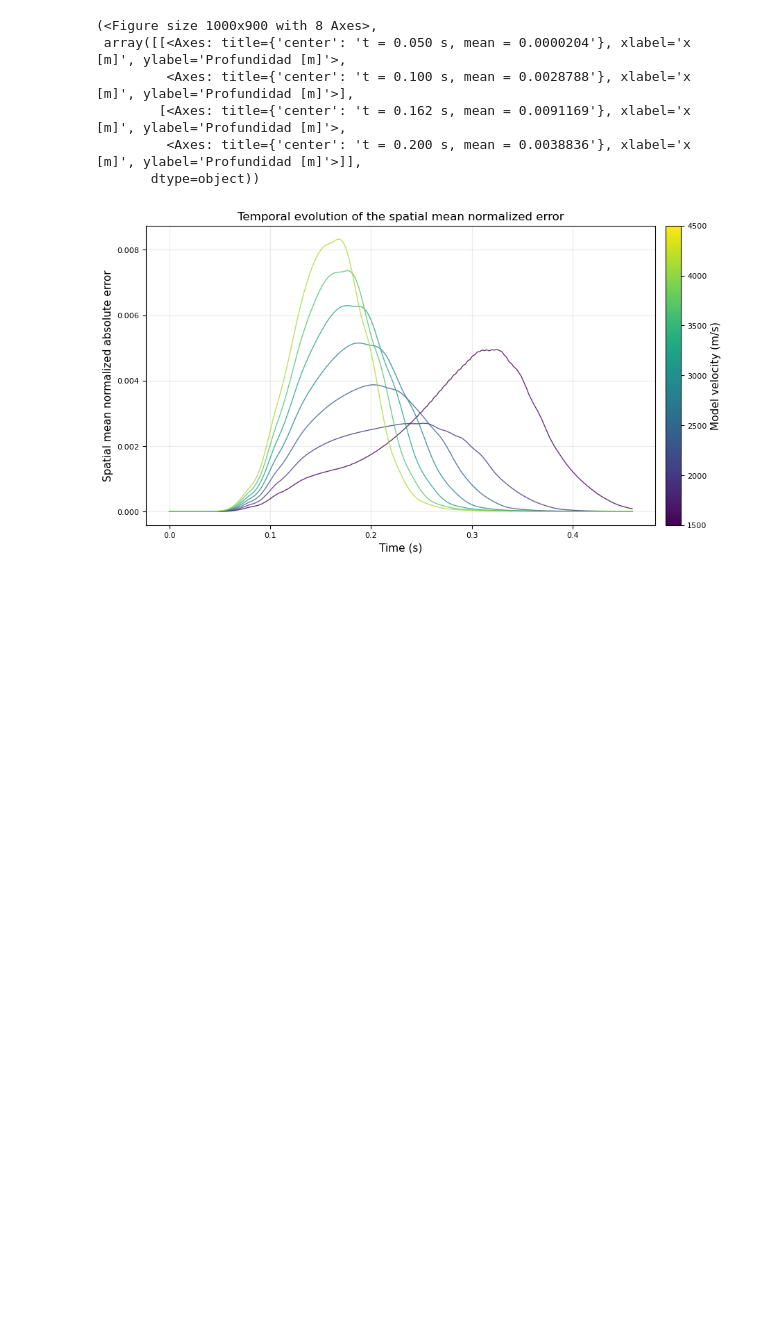
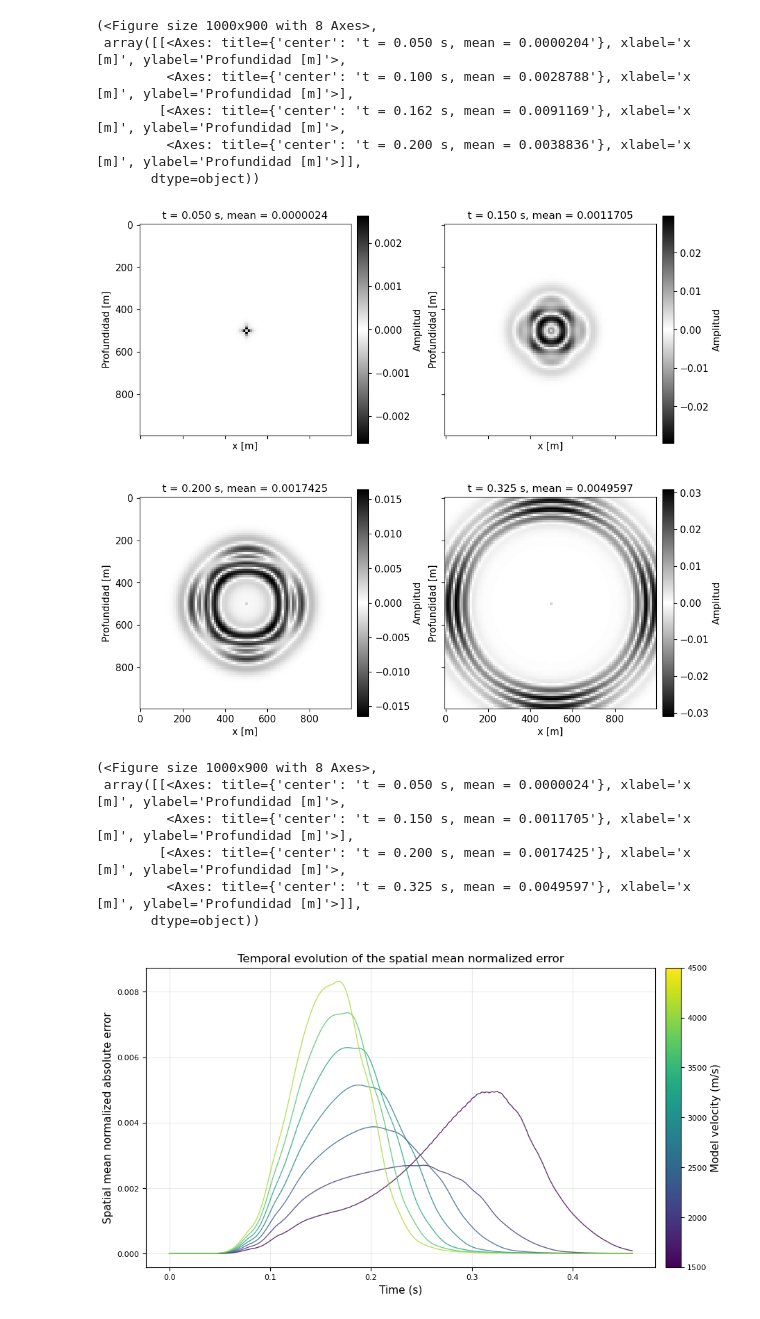
Before and after one commit to Konat23/DeepONet_AWP, a Jupyter notebook: src/01_Analytic/analytical_FD.ipynb, the cells around one changed output. Saved outputs shown, nothing was run; the diff lists cells and outputs as text; code cells hidden in the pictures; blank space fills up the shorter version.

```diff
--- a/src/01_Analytic/analytical_FD.ipynb
+++ b/src/01_Analytic/analytical_FD.ipynb
@@ -561,6 +571,25 @@ plot_four_frames(cubo_error_normalizado[69], cmap_name=gray_zero_white, shared_s
         [<Axes: title={'center': 't = 0.162 s, mean = 0.0091169'}, xlabel='x [m]', ylabel='Profundidad [m]'>,
          <Axes: title={'center': 't = 0.200 s, mean = 0.0038836'}, xlabel='x [m]', ylabel='Profundidad [m]'>]],
        dtype=object))
+# %%
+# plot de 4 frames del cubo de error normalizado para el modelo con velocidad 1500 m/s
+from myplotters import plot_four_frames
+from matplotlib.colors import LinearSegmentedColormap
+
+gray_zero_white = LinearSegmentedColormap.from_list(
+    "gray_zero_white",
+    ["black", "white", "black"],
+    N=257,
+)
+plot_four_frames(cubo_error_normalizado[0], cmap_name=gray_zero_white, shared_scale=False, times=(0.05,0.150, 0.200, 0.325))
+# %% [output]
+[figure, added]
+(<Figure size 1000x900 with 8 Axes>,
+ array([[<Axes: title={'center': 't = 0.050 s, mean = 0.0000024'}, xlabel='x [m]', ylabel='Profundidad [m]'>,
+         <Axes: title={'center': 't = 0.150 s, mean = 0.0011705'}, xlabel='x [m]', ylabel='Profundidad [m]'>],
+        [<Axes: title={'center': 't = 0.200 s, mean = 0.0017425'}, xlabel='x [m]', ylabel='Profundidad [m]'>,
+         <Axes: title={'center': 't = 0.325 s, mean = 0.0049597'}, xlabel='x [m]', ylabel='Profundidad [m]'>]],
+       dtype=object))
 # %%
 from matplotlib.colors import Normalize
 from matplotlib.cm import ScalarMappable
```
Also changed, not shown: parts of 9 cells of this notebook.
